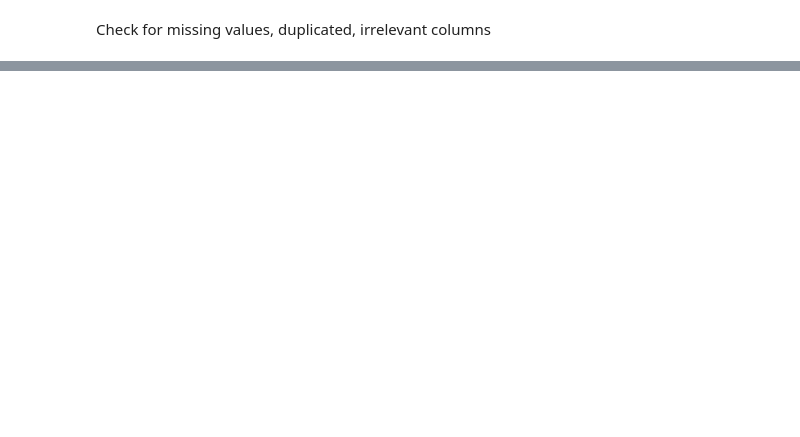
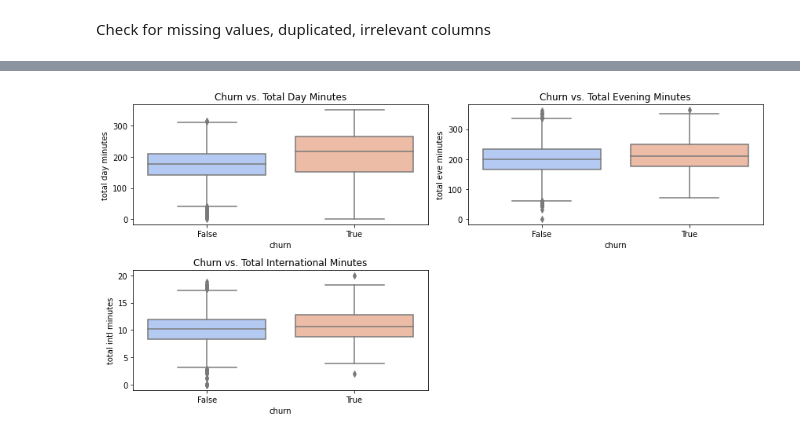
Before and after one commit to Aachiko/Phase-3-ML-Project, a Jupyter notebook: phase-3.ipynb, the cells around one changed output, grey strips where cells are left out. Saved outputs shown, nothing was run; the diff lists cells and outputs as text; code cells hidden in the pictures; blank space fills up the shorter version.

```diff
--- a/phase-3.ipynb
+++ b/phase-3.ipynb
@@ -39,0 +189,24 @@ Check for missing values, duplicated, irrelevant columns
+# %%
+#Churn Across Numerical Features
+
+#1
+plt.figure(figsize=(12, 6))
+plt.subplot(2, 2, 1)
+sns.boxplot(x="churn", y="total day minutes", data=df, palette="coolwarm")
+plt.title("Churn vs. Total Day Minutes")
+
+#2
+plt.subplot(2, 2, 2)
+sns.boxplot(x="churn", y="total eve minutes", data=df, palette="coolwarm")
+plt.title("Churn vs. Total Evening Minutes")
+
+#3
+plt.subplot(2, 2, 3)
+sns.boxplot(x="churn", y="total intl minutes", data=df, palette="coolwarm")
+plt.title("Churn vs. Total International Minutes")
+
+
+plt.tight_layout()
+plt.show()
+# %% [output]
+[figure, added]
```
Also changed, not shown: parts of 20 cells of this notebook.
